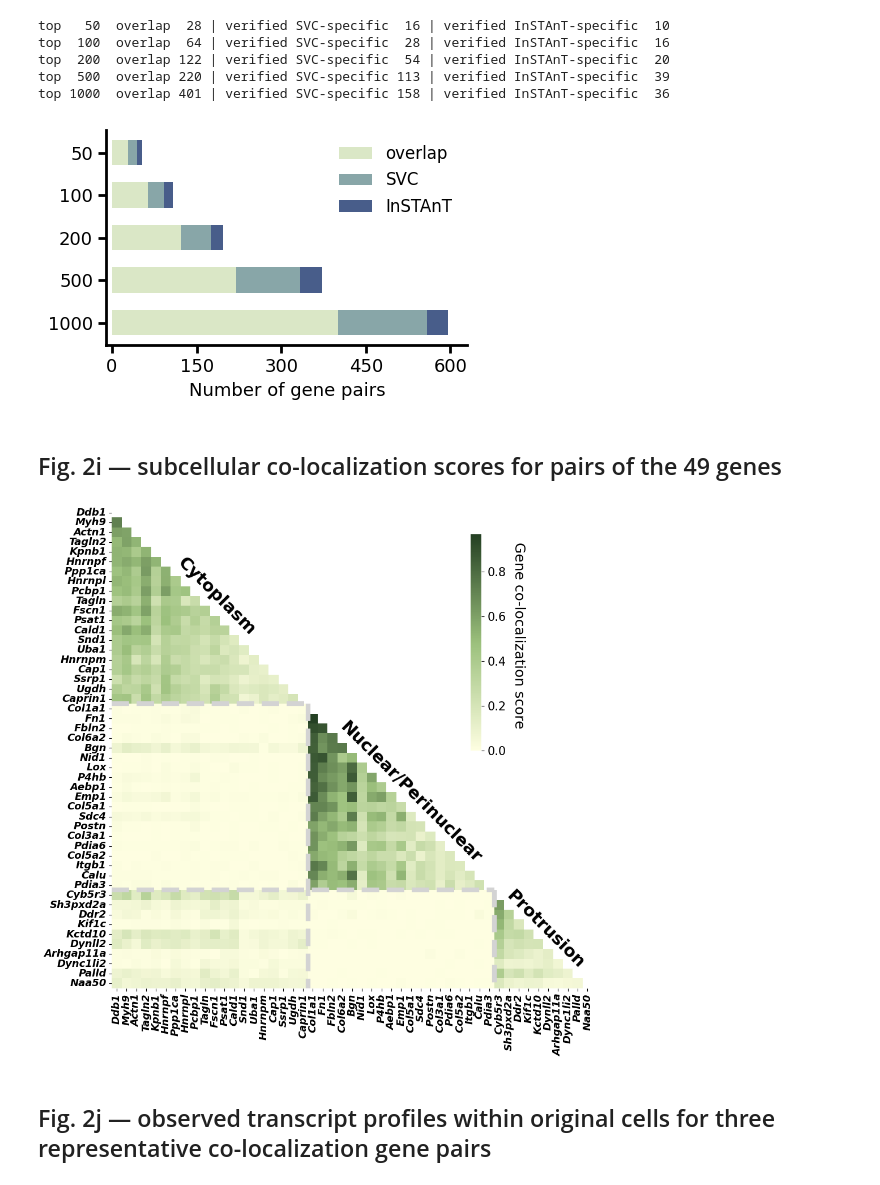
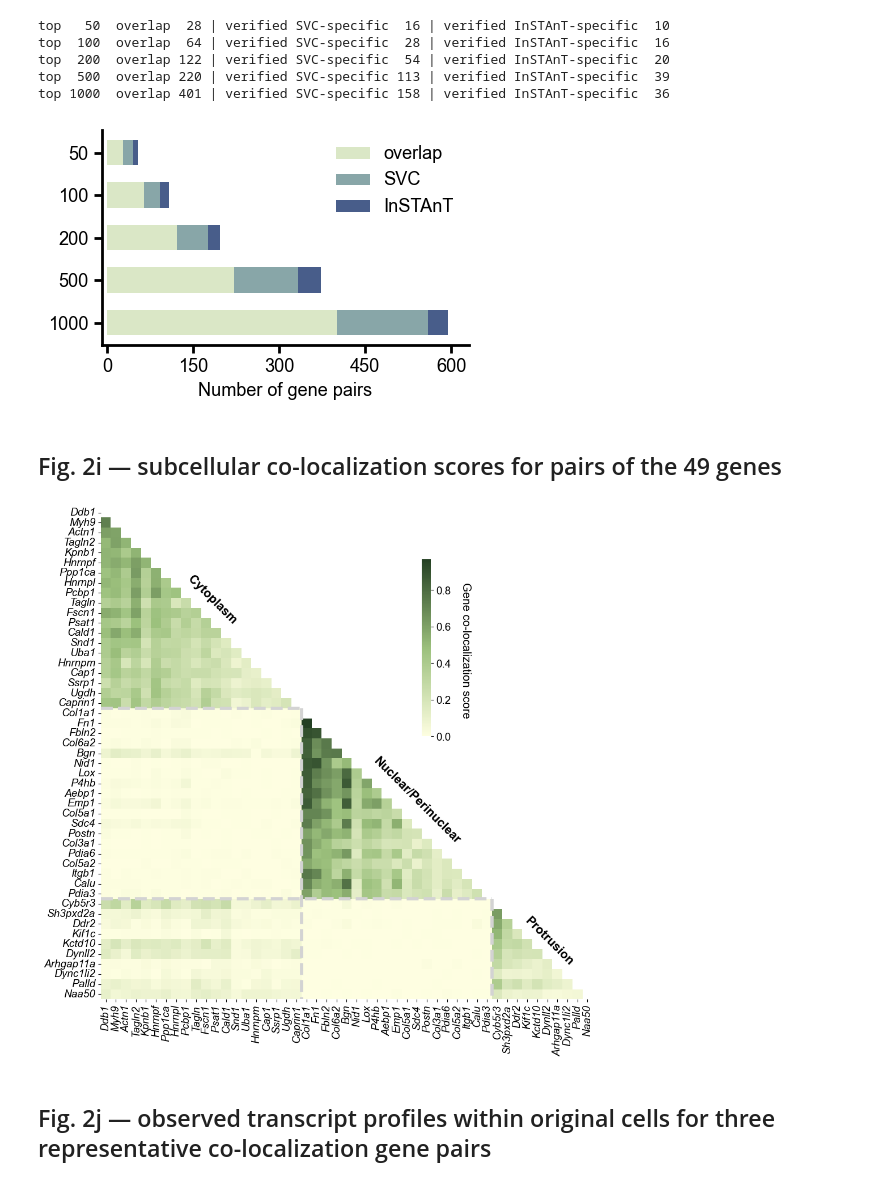
Before and after one commit to aster-ww/SVC-reproducibility, a Jupyter notebook: fig2/fig2_reproducibility.ipynb, the cells around one changed output. Saved outputs shown, nothing was run; the diff lists cells and outputs as text; code cells hidden in the pictures.

```diff
--- a/fig2/fig2_reproducibility.ipynb
+++ b/fig2/fig2_reproducibility.ipynb
@@ -356,17 +411,18 @@ Cyb5r3   cells 14/14  p = 0.6257
 def stars(p):
     return '***' if p < 0.001 else '**' if p < 0.01 else '*' if p < 0.05 else 'n.s.'
 
-fig, ax = plt.subplots(1, 1, figsize=(7, 6))
+print_scale = 0.239287
+fig, ax = plt.subplots(1, 1, figsize=(5.968758, 5.674918))
 sns.boxplot(data=df, x='Group', y='Value', hue='Subgroup',
             order=representative_genes, hue_order=['Prediction', 'Ground truth'], linecolor='black',
-            palette=['#8dd3c7', '#ffffb3'], width=0.6, linewidth=2, showfliers=False, ax=ax)
+            palette=['#8dd3c7', '#ffffb3'], width=0.6, linewidth=0.5 / print_scale, showfliers=False, ax=ax)
 
 y_max, y_offset_inter = 1, 0.05
 for i, g in enumerate(representative_genes):
     ax.plot([i - 0.2, i - 0.2, i + 0.2, i + 0.2],
             [y_max - y_offset_inter, y_max - y_offset_inter + 0.01,
              y_max - y_offset_inter + 0.01, y_max - y_offset_inter],
-            color='black', lw=2, clip_on=False)
+            color='black', lw=0.5 / print_scale, clip_on=False)
     ax.text(i, y_max - y_offset_inter + 0.02, stars(pvals[g]), size=18, ha='center')
 
 ax.set_ylim(0.25, 1.02)
@@ -377,6 +433,10 @@ ax.set_xticklabels(representative_genes, fontsize=20, fontstyle='italic')
 ax.set_ylabel('Distance to nuclear center', fontsize=20)
 ax.set_yticks([0.25, 0.5, 0.75, 1])
 ax.set_yticklabels([0.25, 0.5, 0.75, 1], fontsize=20)
+ax.set_axisbelow(True)
+ax.grid(axis='y', linestyle=':', color='#b0b0b0', linewidth=0.504 / print_scale)
 
+print_style(fig, print_scale)
+# fig.savefig('fig2d.pdf', bbox_inches='tight')
 plt.show()
 # %% [output]
@@ -577,6 +652,7 @@ top  500  overlap 220 | verified SVC-specific 113 | verified InSTAnT-specific  3
 top 1000  overlap 401 | verified SVC-specific 158 | verified InSTAnT-specific  36
 # %%
 # Fig. 2h
+print_scale = 0.381922
 fig, ax = plt.subplots(figsize=(4.5, 3))
 y = np.arange(len(TOP_N))
 d1, d2, d3 = np.array(overlap), np.array(svc_verified), np.array(instant_verified)
@@ -600,48 +676,57 @@ ax.spines['bottom'].set_linewidth(2)
 ax.legend(fontsize=12, frameon=False)
 
 plt.tight_layout()
+print_style(fig, print_scale)
+# fig.savefig('fig2h.pdf', bbox_inches='tight')
 plt.show()
 # %% [output]
-[figure, old version]
+[figure, new version]
 # %% [markdown]
 ## Fig. 2i — subcellular co-localization scores for pairs of the 49 genes
 # %%
 # Fig. 2i
 from matplotlib.colors import LinearSegmentedColormap
 
 heatmap_genes = cytoplasm_genes + nuclear_genes + protrusion_genes
 _k = [gene_names.index(g) for g in heatmap_genes]
 coloc_49 = coloc[np.ix_(_k, _k)]
 
 cmap = LinearSegmentedColormap.from_list('coloc', ['#FEFEE1', '#9bc07c', '#244023'])
 n_cyto, n_nuc = len(cytoplasm_genes), len(cytoplasm_genes) + len(nuclear_genes)
 
+print_scale = 0.368444
 fig, ax = plt.subplots(figsize=(15, 10))
 hm = sns.heatmap(coloc_49, cmap=cmap, mask=np.triu(np.ones_like(coloc_49, dtype=bool)),
                  xticklabels=heatmap_genes, yticklabels=heatmap_genes, square=True,
                  cbar_kws={'shrink': 0.45, 'pad': -0.05, 'anchor': (-0.7, 0.9), 'location': 'right'})
-hm.set_xticklabels(hm.get_xticklabels(), fontweight='bold', fontsize=13, fontstyle='italic')
-hm.set_yticklabels(hm.get_xticklabels(), fontweight='bold', fontsize=13, fontstyle='italic')
+hm.set_xticklabels(hm.get_xticklabels(), fontsize=13, fontstyle='italic')
+hm.set_yticklabels(hm.get_xticklabels(), fontsize=13, fontstyle='italic')
 
 cbar = hm.collections[0].colorbar
-cbar.ax.set_position([1, 0.1, 0.9, 0.2])
-cbar.ax.tick_params(labelsize=15)
-cbar.set_label('Gene co-localization score', rotation=270, fontsize=18, loc='top', labelpad=25)
+cbar.set_ticks([0, 0.2, 0.4, 0.6, 0.8])
+cbar.ax.tick_params(labelsize=5 / print_scale)
+cbar.set_label('Gene co-localization score', rotation=270, fontsize=5.4 / print_scale, loc='top', labelpad=25)
 cbar.ax.get_yaxis().get_label().set_position((-0.3, 0.1))
 
-ax.plot([0, n_cyto], [n_cyto, n_cyto], color='lightgray', linestyle='--', linewidth=6)
-ax.plot([0, n_nuc], [n_nuc, n_nuc], color='lightgray', linestyle='--', linewidth=6)
-ax.plot([n_cyto, n_cyto], [n_cyto, len(heatmap_genes)], color='lightgray', linestyle='--', linewidth=6)
-ax.plot([n_nuc, n_nuc], [n_nuc, len(heatmap_genes)], color='lightgray', linestyle='--', linewidth=6)
+ax.plot([0, n_cyto], [n_cyto, n_cyto], color='lightgray', linestyle='--', linewidth=1.5 / print_scale)
+ax.plot([0, n_nuc], [n_nuc, n_nuc], color='lightgray', linestyle='--', linewidth=1.5 / print_scale)
+ax.plot([n_cyto, n_cyto], [n_cyto, len(heatmap_genes)], color='lightgray', linestyle='--', linewidth=1.5 / print_scale)
+ax.plot([n_nuc, n_nuc], [n_nuc, len(heatmap_genes)], color='lightgray', linestyle='--', linewidth=1.5 / print_scale)
 
-for x, y, label in [(15, 9, 'Cytoplasm'), (38, 29, 'Nuclear/Perinuclear'), (48.5, 43, 'Protrusion')]:
-    ax.text(x, y, label, va='center', ha='right', color='black',
-            fontsize=22, fontweight='bold', rotation=315)
+for x, y, label in [(10.7239, 9.5791, 'Cytoplasm'), (31.1254, 29.5791, 'Nuclear/Perinuclear'),
+                     (44.2664, 43.5791, 'Protrusion')]:
+    ax.text(x, y, label, va='bottom', ha='center', color='black', rotation=315, rotation_mode='anchor',
+            fontsize=5.8 / print_scale, fontweight='bold')
 
 plt.tight_layout()
+ax.set_position([0.313660, 0.116347, 0.578340, 0.867510])
+cbar.ax.set_axes_locator(None)
+cbar.ax.set_position([0.691409, 0.580441, 0.010410, 0.312304])
+print_style(fig, print_scale)
+# fig.savefig('fig2i.pdf', bbox_inches='tight')
 plt.show()
 # %% [output]
-[figure, old version]
+[figure, new version]
 # %% [markdown]
 ## Fig. 2j — observed transcript profiles within original cells for three representative co-localization gene pairs
 # %%
```
Also changed, not shown: parts of 11 cells of this notebook.
